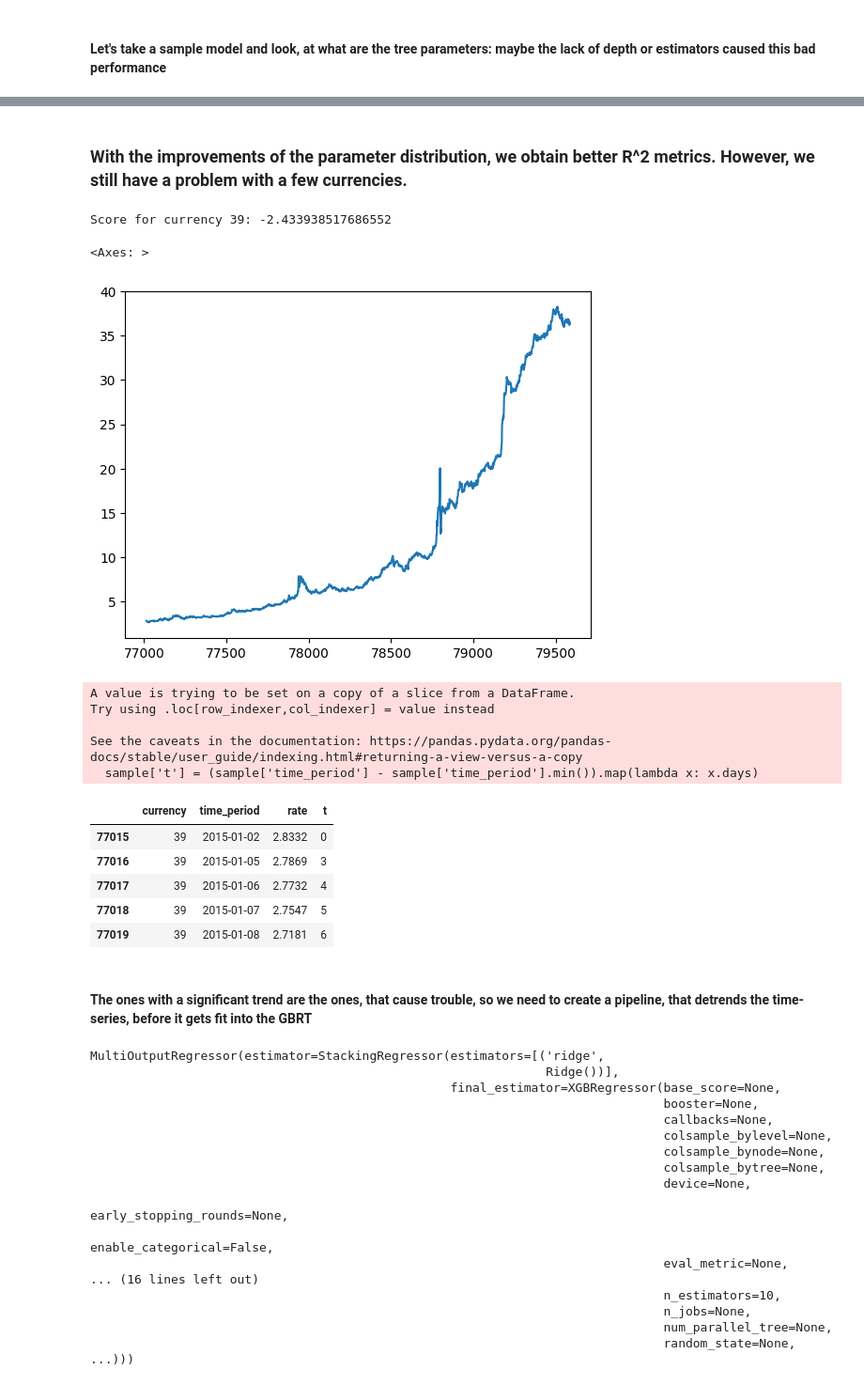
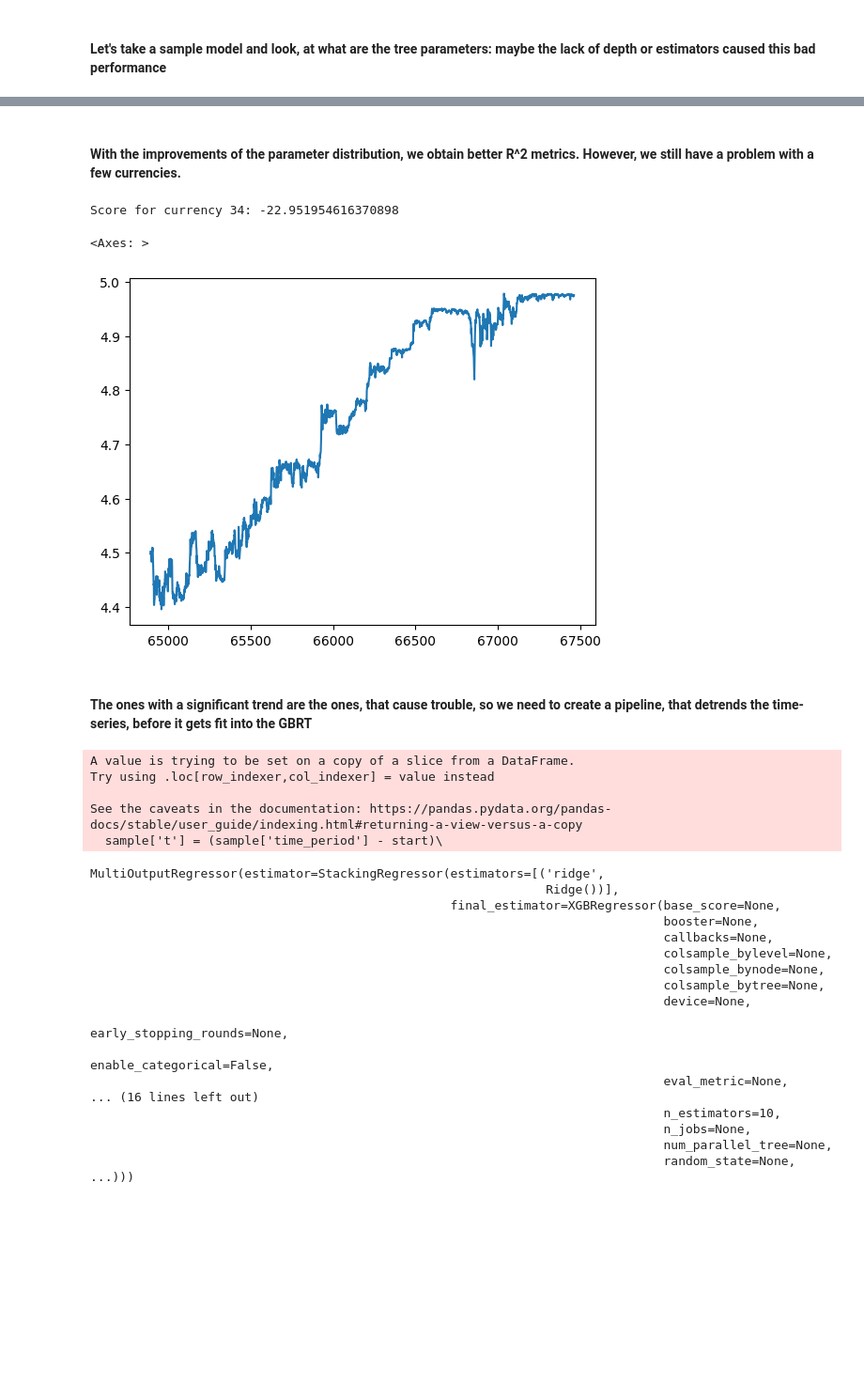
Before and after one commit to lukasjanusauskas/forex, a Jupyter notebook: notebooks/modelling.ipynb, the cells around one changed output, grey strips where cells are left out. Shown at 94% size. Saved outputs shown, nothing was run; the diff lists cells and outputs as text; code cells hidden in the pictures; blank space fills up the shorter version.

```diff
--- a/notebooks/modelling.ipynb
+++ b/notebooks/modelling.ipynb
@@ -326,28 +311,17 @@ scores
 # %% [markdown]
-### With the improvements of the parameter distribution, we obtain better R^2 metrics. However, we still have a problem with a few currencies.
+#### With the improvements of the parameter distribution, we obtain better R^2 metrics. However, we still have a problem with a few currencies.
-# %%
-print(f"Score for currency 39: {scores[39]}")
-df.get_group(39).rate.plot()
-# %% [output]
-Score for currency 39: -2.433938517686552
-<Axes: >
-[figure, removed]
-# %%
-sample = df.get_group(39)
-sample['t'] = (sample['time_period'] - sample['time_period'].min()).map(lambda x: x.days)
-sample.head()
-# %% [output]
-A value is trying to be set on a copy of a slice from a DataFrame.
-Try using .loc[row_indexer,col_indexer] = value instead
-
-See the caveats in the documentation: https://pandas.pydata.org/pandas-docs/stable/user_guide/indexing.html#returning-a-view-versus-a-copy
-  sample['t'] = (sample['time_period'] - sample['time_period'].min()).map(lambda x: x.days)
-|  | currency | time_period | rate | t |
-| 77015 | 39 | 2015-01-02 | 2.8332 | 0 |
-| 77016 | 39 | 2015-01-05 | 2.7869 | 3 |
-| 77017 | 39 | 2015-01-06 | 2.7732 | 4 |
-| 77018 | 39 | 2015-01-07 | 2.7547 | 5 |
-| 77019 | 39 | 2015-01-08 | 2.7181 | 6 |
+# %%
+curr_gen = filter(lambda key: scores[key] < -2, scores)
+next(curr_gen)
+curr_id = next(curr_gen)
+
+print(f"Score for currency {curr_id}: {scores[curr_id]}")
+sample = df.get_group(curr_id)
+sample.rate.plot()
+# %% [output]
+Score for currency 34: -22.951954616370898
+<Axes: >
+[figure, added]
 # %% [markdown]
 #### The ones with a significant trend are the ones, that cause trouble, so we need to create a pipeline, that detrends the time-series, before it gets fit into the GBRT
 # %%
@@ -363,6 +337,16 @@ model = MultiOutputRegressor(
     estimators=estimators,
     final_estimator=final_est
   ))
+# %%
+start = sample['time_period'].min()
+sample['t'] = (sample['time_period'] - start)\
+  .apply(lambda x: x.days)
+# %% [output]
+A value is trying to be set on a copy of a slice from a DataFrame.
+Try using .loc[row_indexer,col_indexer] = value instead
+
+See the caveats in the documentation: https://pandas.pydata.org/pandas-docs/stable/user_guide/indexing.html#returning-a-view-versus-a-copy
+  sample['t'] = (sample['time_period'] - start)\
 # %%
 mask = sample['time_period'] < datetime(2024, 10, 1)
 
```
Also changed, not shown: parts of 35 cells of this notebook.
